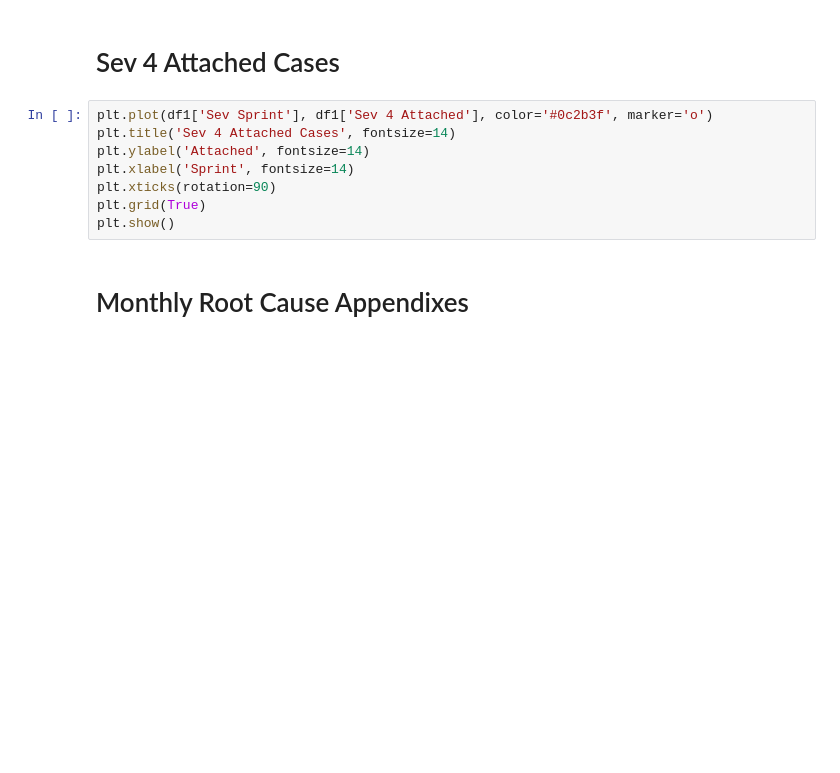
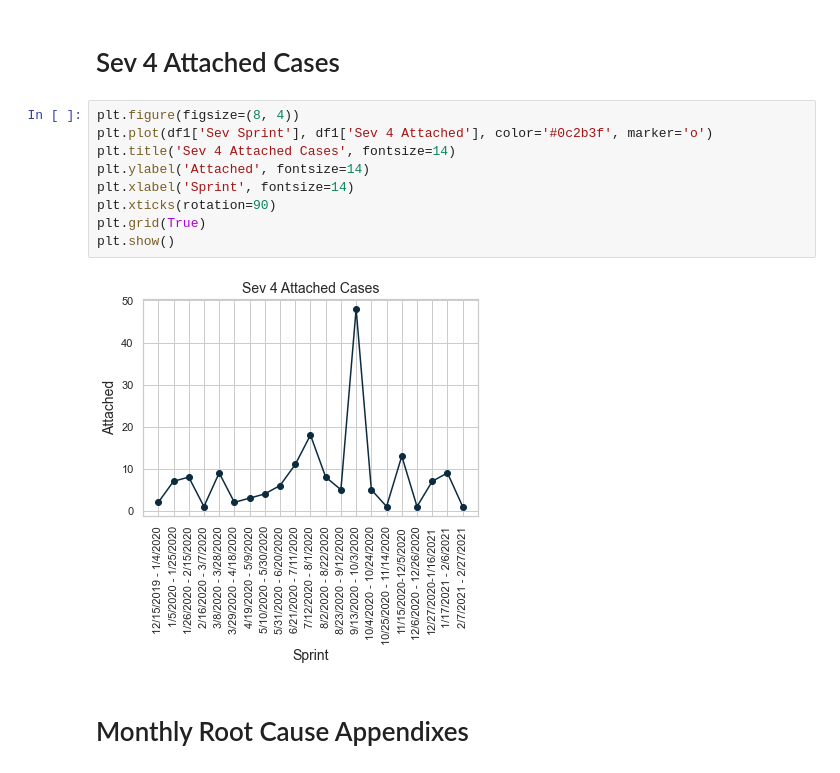
Before and after one commit to Jessica-Thomas/MonthlyRootCause, a Jupyter notebook: MRC.ipynb, the cells around one changed output. Saved outputs shown, nothing was run; the diff lists cells and outputs as text; blank space fills up the shorter version.

```diff
--- a/MRC.ipynb
+++ b/MRC.ipynb
@@ -45,13 +90,16 @@ plt.show()
 # %% [markdown]
 # Sev 4 Attached Cases
 # %%
+plt.figure(figsize=(8, 4))
 plt.plot(df1['Sev Sprint'], df1['Sev 4 Attached'], color='#0c2b3f', marker='o')
 plt.title('Sev 4 Attached Cases', fontsize=14)
 plt.ylabel('Attached', fontsize=14)
 plt.xlabel('Sprint', fontsize=14)
 plt.xticks(rotation=90)
 plt.grid(True)
 plt.show()
+# %% [output]
+[figure, added]
 # %% [markdown]
 # Monthly Root Cause Appendixes
 # %% [markdown]
```
Also changed, not shown: parts of 18 cells of this notebook.
